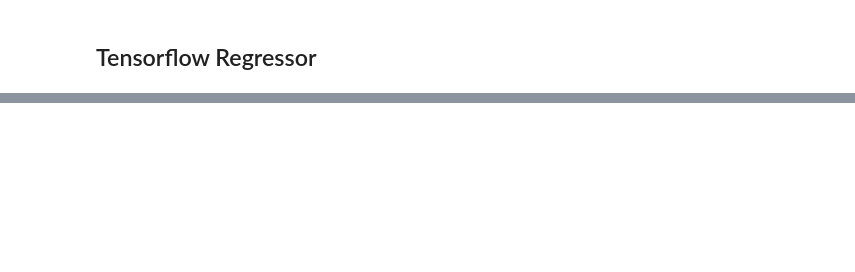
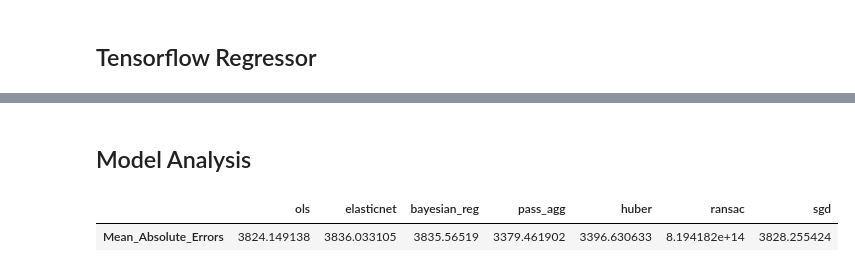
Before and after one commit to PatrikWagnerUK/insurance_cltv_model, a Jupyter notebook: cltv_modelling.ipynb, the cells around one changed output, grey strips where cells are left out. Cells and saved outputs as stored; diff of their text form; code cells hidden in the pictures; blank space fills up the shorter version.

```diff
--- a/cltv_modelling.ipynb
+++ b/cltv_modelling.ipynb
@@ -401,3 +472,5 @@ opt = tf.keras.optimizers.Adam(learning_rate=0.0001)
 regr_tf.compile(optimizer=opt, loss='mse', metrics=[tf.keras.metrics.MeanAbsoluteError()])
 # %%
 #regr_tf.fit(X_train, y_train, epochs=100, batch_size=10, validation_data=(X_test, y_test))
+# %% [markdown]
+## Model Analysis
@@ -403,0 +486,5 @@ regr_tf.compile(optimizer=opt, loss='mse', metrics=[tf.keras.metrics.MeanAbsolut
+# %%
+test_scores
+# %% [output]
+|  | ols | elasticnet | bayesian_reg | pass_agg | huber | ransac | sgd |
+| Mean_Absolute_Errors | 3824.149138 | 3836.033105 | 3835.56519 | 3379.461902 | 3396.630633 | 8.194182e+14 | 3828.255424 |
```
Also changed, not shown: parts of 32 cells of this notebook.
